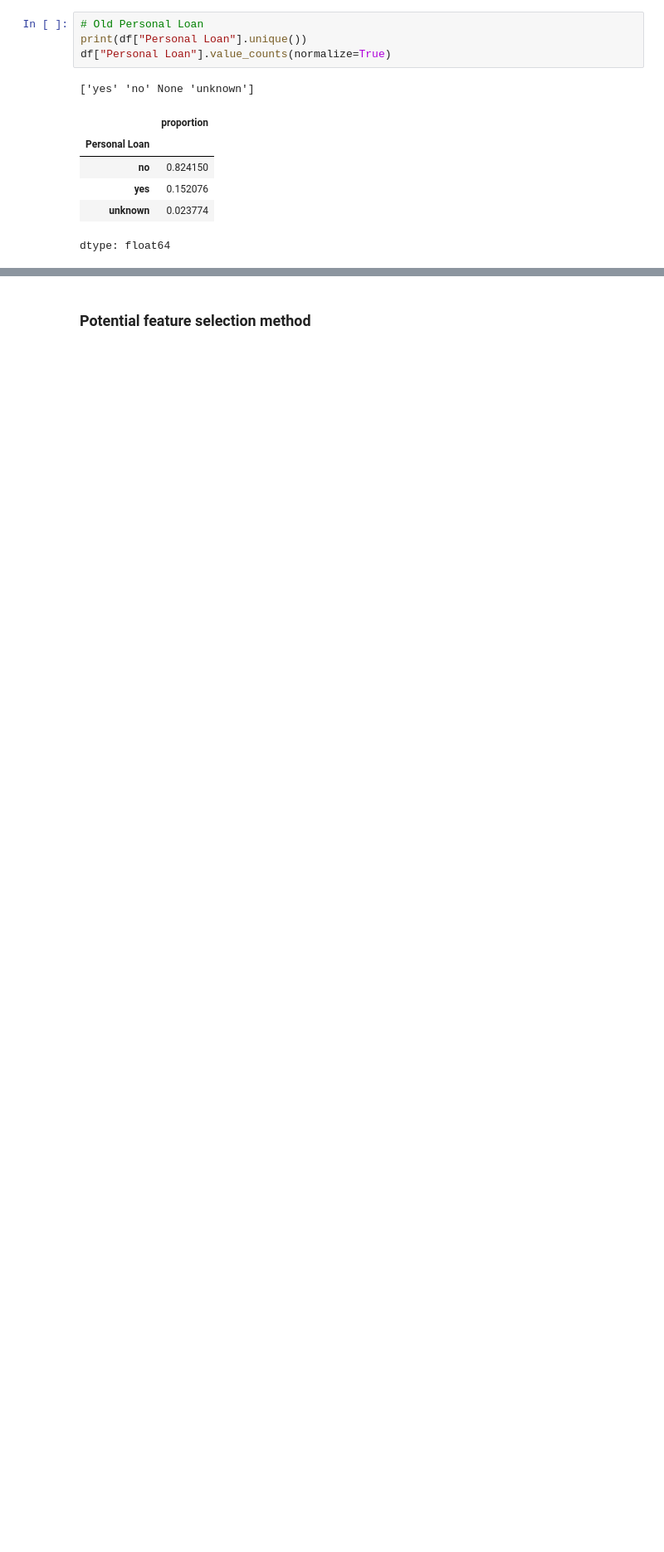
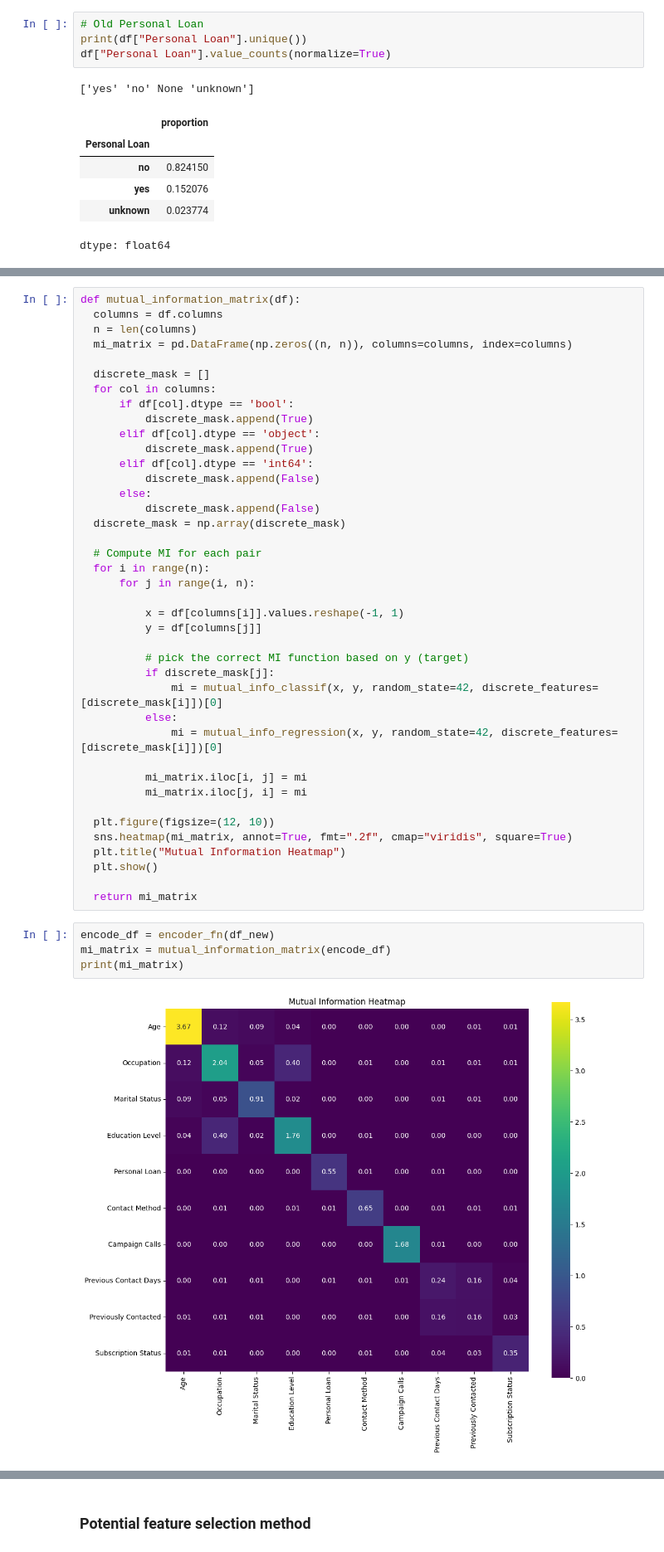
Before and after one commit to HigherGround189/EGT309-Team-Harish-Kanna, a Jupyter notebook: notebooks/Jun_Hoe_eda.ipynb, the cells around one changed output, grey strips where cells are left out. Shown at 83% size. Saved outputs shown, nothing was run; the diff lists cells and outputs as text; blank space fills up the shorter version.

```diff
--- a/notebooks/Jun_Hoe_eda.ipynb
+++ b/notebooks/Jun_Hoe_eda.ipynb
@@ -1663,0 +1511,46 @@ dtype: float64
+# %%
+def mutual_information_matrix(df):
+  columns = df.columns
+  n = len(columns)
+  mi_matrix = pd.DataFrame(np.zeros((n, n)), columns=columns, index=columns)
+
+  discrete_mask = []
+  for col in columns:
+      if df[col].dtype == 'bool':
+          discrete_mask.append(True)
+      elif df[col].dtype == 'object':
+          discrete_mask.append(True)
+      elif df[col].dtype == 'int64':
+          discrete_mask.append(False)
+      else:
+          discrete_mask.append(False)
+  discrete_mask = np.array(discrete_mask)
+
+  # Compute MI for each pair
+  for i in range(n):
+      for j in range(i, n):
+
+          x = df[columns[i]].values.reshape(-1, 1)
+          y = df[columns[j]]
+
+          # pick the correct MI function based on y (target)
+          if discrete_mask[j]:
+              mi = mutual_info_classif(x, y, random_state=42, discrete_features=[discrete_mask[i]])[0]
+          else:
+              mi = mutual_info_regression(x, y, random_state=42, discrete_features=[discrete_mask[i]])[0]
+
+          mi_matrix.iloc[i, j] = mi
+          mi_matrix.iloc[j, i] = mi
+
+  plt.figure(figsize=(12, 10))
+  sns.heatmap(mi_matrix, annot=True, fmt=".2f", cmap="viridis", square=True)
+  plt.title("Mutual Information Heatmap")
+  plt.show()
+
+  return mi_matrix
+# %%
+encode_df = encoder_fn(df_new)
+mi_matrix = mutual_information_matrix(encode_df)
+print(mi_matrix)
+# %% [output]
+[figure, added]
```
Also changed, not shown: parts of 63 cells of this notebook.
